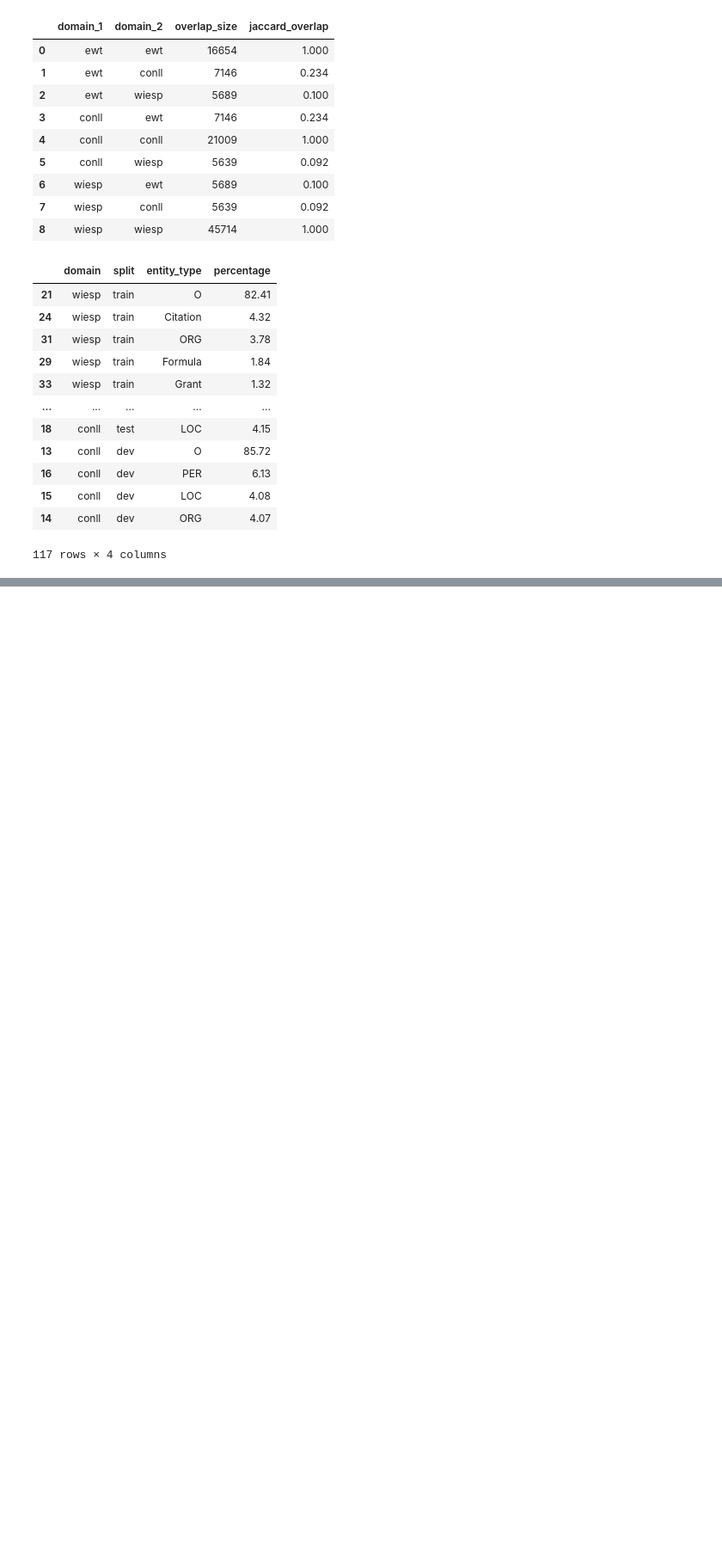
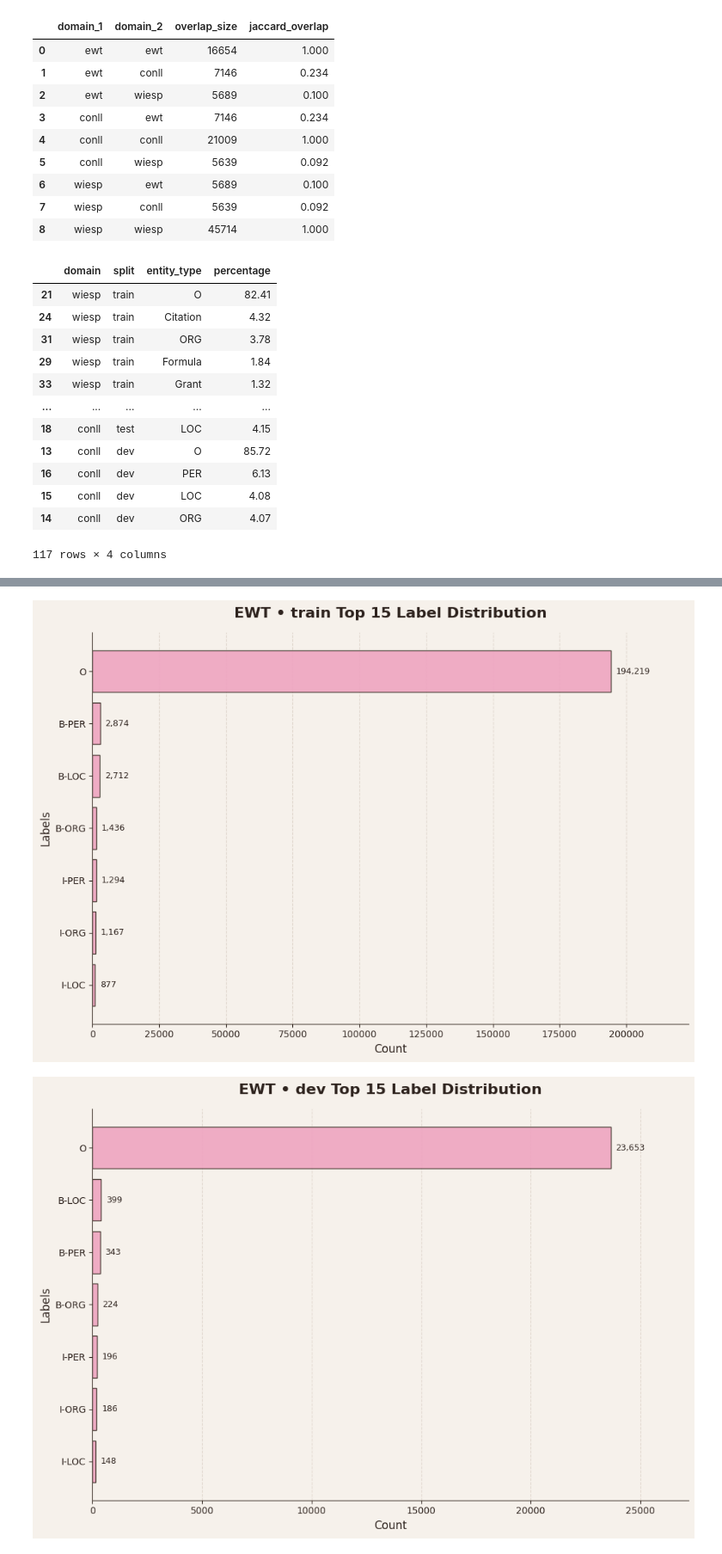
Before and after one commit to Oliverdron/Cross_domain_NER_Project_2026, a Jupyter notebook: eda.ipynb, the cells around one changed output, grey strips where cells are left out. Shown at 86% size. Cells and saved outputs as stored; diff of their text form; code cells hidden in the pictures; blank space fills up the shorter version.

```diff
--- a/eda.ipynb
+++ b/eda.ipynb
@@ -502,3 +578,80 @@ entity_table
 | ewt | Bush (189) | US (140) | Iraq (114) | Iran (78) | China (72) | Enron (68) | India (61) | United States (57) | Pakistan (47) | Al Qaeda (40) |
 | conll | U.S. (303) | Germany (141) | Britain (133) | Australia (130) | England (123) | France (122) | Spain (110) | Italy (98) | NEW YORK (95) | LONDON (93) |
 | wiesp | NASA (281) | X-ray (257) | radio (197) | NSF (177) | National Science Foundation (138) | ALMA (101) | SDSS (94) | V (91) | European Research Council (90) | solar (85) |
+# %%
+
+TOP_K = 15
+
+domain_colors = {
+    "ewt": "#EFA6C1",
+    "conll": "#8FD3B6",
+    "wiesp": "#F4B183"
+}
+
+for domain, splits in datasets.items():
+    for split, data in splits.items():
+        label_counter = Counter()
+
+        for sentence in data:
+            labels = [normalize_tag(tag) for tag in sentence["ner_tags"]]
+            label_counter.update(labels)
+
+        most_common = label_counter.most_common(TOP_K)
+        labels, counts = zip(*most_common)
+
+        fig, ax = plt.subplots(figsize=(10, 7))
+
+        fig.patch.set_facecolor("#f6f1eb")
+        ax.set_facecolor("#f6f1eb")
+
+        bars = ax.barh(
+            labels,
+            counts,
+            color=domain_colors[domain],
+            edgecolor="#3d3128",
+            linewidth=1,
+            alpha=0.92
+        )
+
+        ax.invert_yaxis()
+
+        ax.set_title(
+            f"{domain.upper()} • {split} Top {TOP_K} Label Distribution",
+            fontsize=16,
+            fontweight="bold",
+            pad=16,
+            color="#2f241f"
+        )
+
+        ax.set_xlabel("Count", fontsize=12, color="#2f241f")
+        ax.set_ylabel("Labels", fontsize=12, color="#2f241f")
+
+        ax.grid(axis="x", linestyle="--", alpha=0.18, color="#8b6f5a")
+        ax.set_axisbelow(True)
+
+        ax.spines["top"].set_visible(False)
+        ax.spines["right"].set_visible(False)
+        ax.spines["left"].set_color("#3d3128")
+        ax.spines["bottom"].set_color("#3d3128")
+
+        ax.tick_params(axis="x", colors="#2f241f")
+        ax.tick_params(axis="y", colors="#2f241f")
+
+        for bar in bars:
+            width = bar.get_width()
+            ax.text(
+                width + max(counts) * 0.01,
+                bar.get_y() + bar.get_height() / 2,
+                f"{int(width):,}",
+                va="center",
+                fontsize=9,
+                color="#2f241f"
+            )
+
+        ax.set_xlim(0, max(counts) * 1.15)
+
+        plt.tight_layout()
+        plt.show()
+# %% [output]
+[figure, added]
+[figure, added]
```
Also changed, not shown: parts of 9 cells of this notebook.
